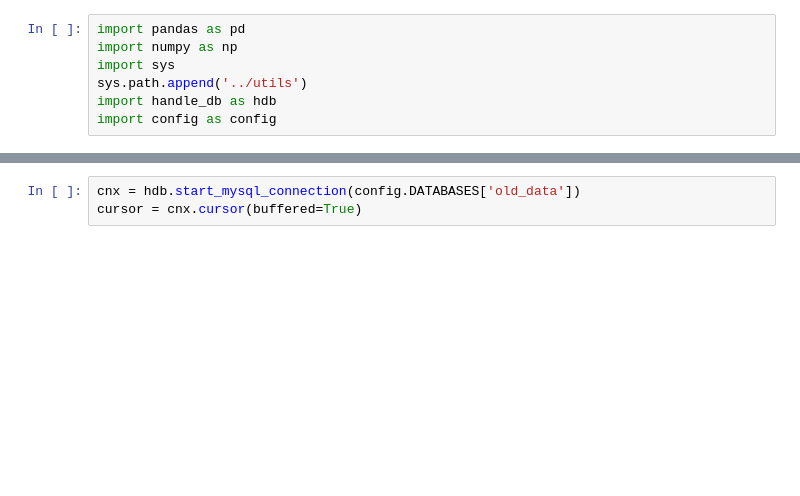
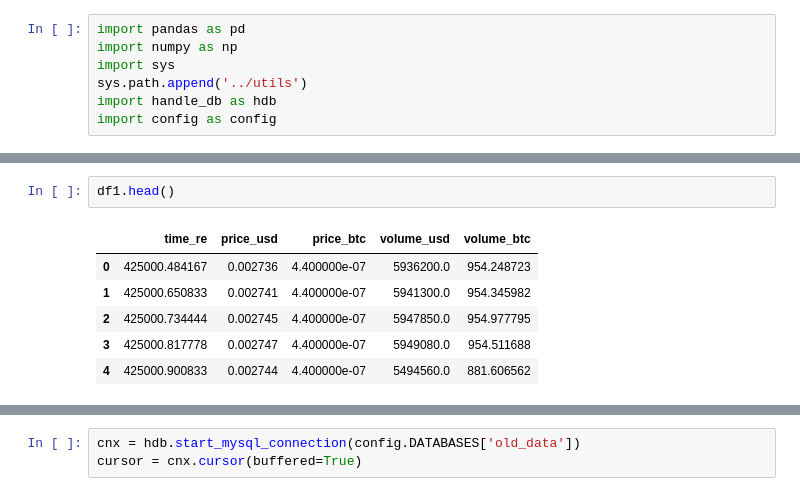
Before and after one commit to kaluzap/python_coingecko_mysql_report, a Jupyter notebook: notebook/open_clean_old_database.ipynb, the cells around one changed output, grey strips where cells are left out. Drawn from its saved outputs; the diff is of its cells as text; blank space fills up the shorter version.

```diff
--- a/notebook/open_clean_old_database.ipynb
+++ b/notebook/open_clean_old_database.ipynb
@@ -34,0 +43,9 @@ df.tail(10)
+# %%
+df1.head()
+# %% [output]
+|  | time_re | price_usd | price_btc | volume_usd | volume_btc |
+| 0 | 425000.484167 | 0.002736 | 4.400000e-07 | 5936200.0 | 954.248723 |
+| 1 | 425000.650833 | 0.002741 | 4.400000e-07 | 5941300.0 | 954.345982 |
+| 2 | 425000.734444 | 0.002745 | 4.400000e-07 | 5947850.0 | 954.977795 |
+| 3 | 425000.817778 | 0.002747 | 4.400000e-07 | 5949080.0 | 954.511688 |
+| 4 | 425000.900833 | 0.002744 | 4.400000e-07 | 5494560.0 | 881.606562 |
```
Also changed, not shown: parts of 10 cells of this notebook, 4 other files.
